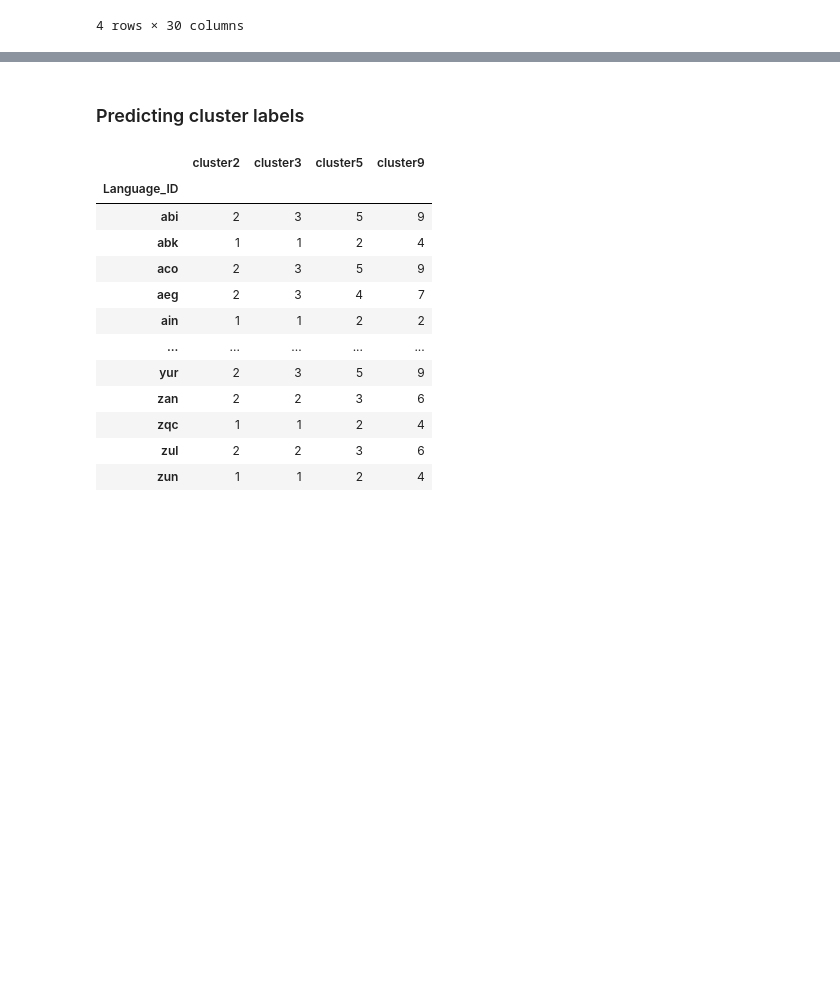
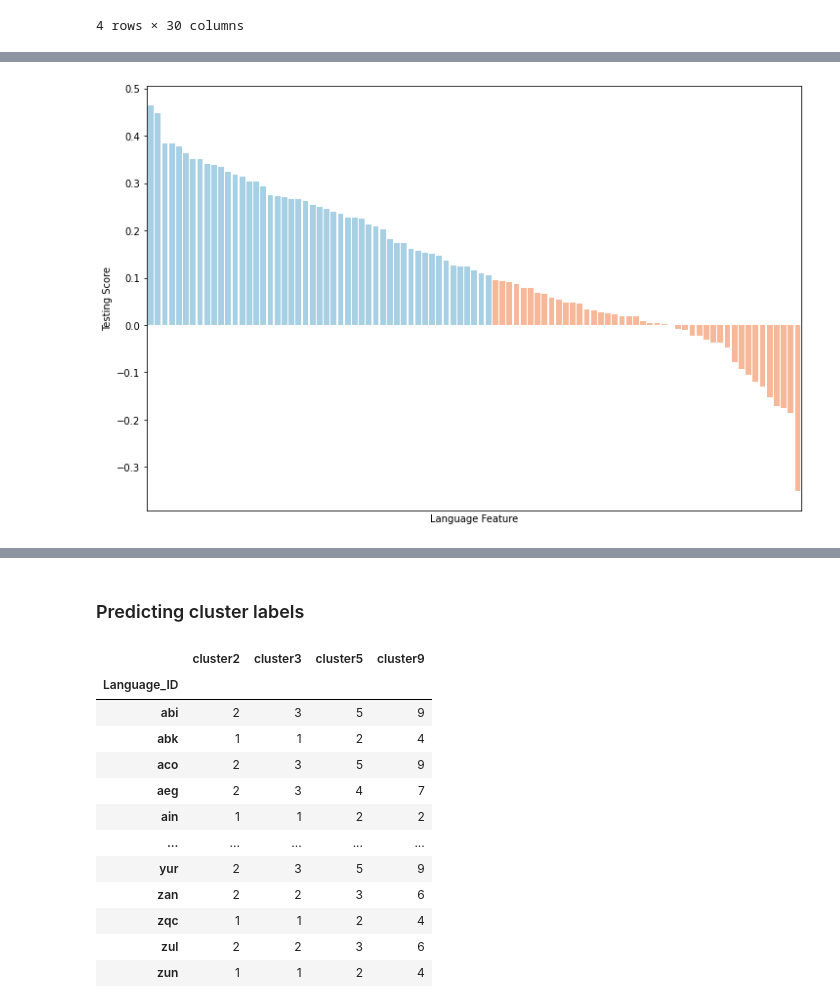
Before and after one commit to def-gthill/sils, a Jupyter notebook: origins.ipynb, the cells around one changed output, grey strips where cells are left out. Saved outputs shown, nothing was run; the diff lists cells and outputs as text; code cells hidden in the pictures; blank space fills up the shorter version.

Commit message:
Visualizations of origins results

```diff
--- a/origins.ipynb
+++ b/origins.ipynb
@@ -439,0 +445,4 @@ ord_results_significant
+# %%
+all_results = pd.concat([cat_results, ord_results])
+# %%
+all_results_by_score = all_results.sort_values('testing_score', ascending=False)
@@ -439,0 +459,17 @@ ord_results_significant
+# %%
+plt.subplots(figsize=(12, 8))
+sns.barplot(
+    x=all_results_by_score.index,
+    y=all_results_by_score.testing_score,
+    hue=all_results_by_score.testing_score >= 0.1,
+    palette='RdBu',
+    saturation=1,
+    dodge=False
+)
+plt.xticks([])
+plt.xlabel('Language Feature')
+plt.ylabel('Testing Score')
+plt.legend([], [], frameon=False)
+plt.show()
+# %% [output]
+[figure, added]
```
Also changed, not shown: parts of 12 cells of this notebook.
